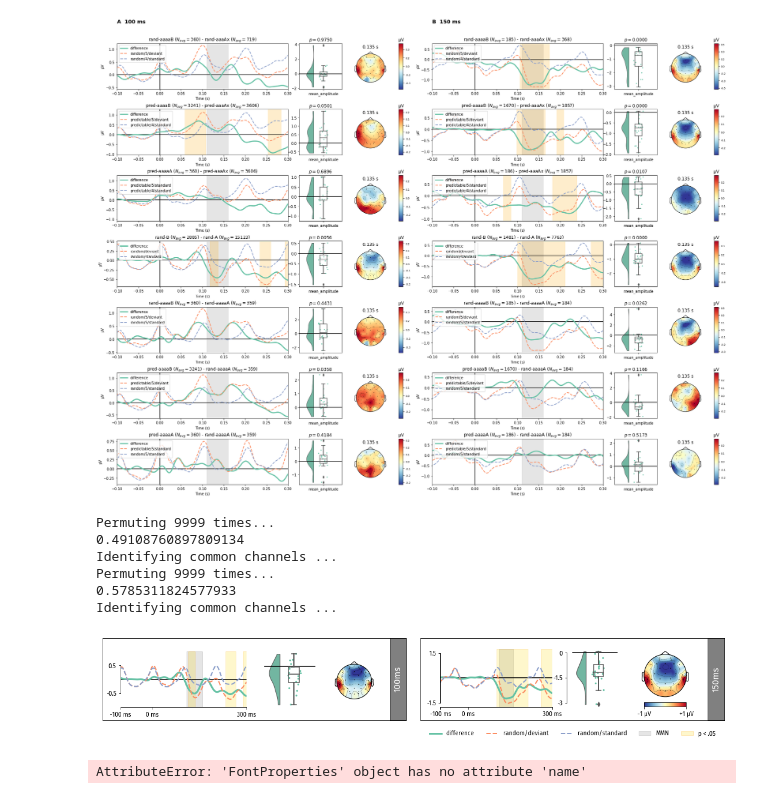
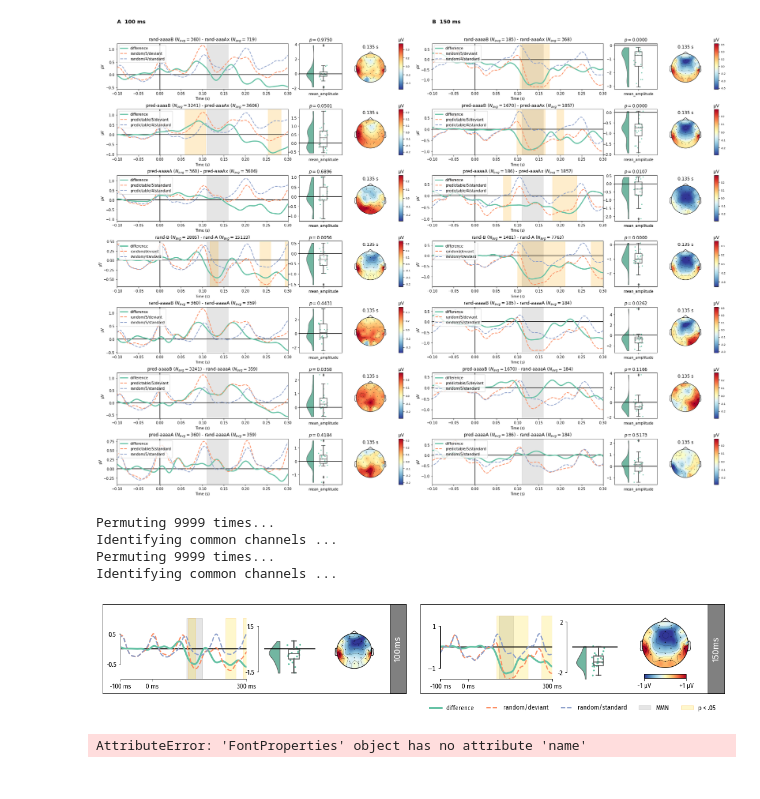
Before and after one commit to marcpabst/xmas-oddballmatch, a Jupyter notebook: analysis/viz_ERPs.ipynb, the cells around one changed output. Saved outputs shown, nothing was run; the diff lists cells and outputs as text; code cells hidden in the pictures.

```diff
--- a/analysis/viz_ERPs.ipynb
+++ b/analysis/viz_ERPs.ipynb
@@ -92,3 +89,0 @@ Peak Latency is 0.134765625 s.
-# %%
-diff_waves = {str(n):mne.combine_evoked([eb, ea], weights=[1, -1]) for ea, eb, n in zip(evokeds_list_as_dict["random/nopattern/standard"], evokeds_list_as_dict["random/nopattern/deviant"], range(20))}
-mne.viz.plot_compare_evokeds(diff_waves, picks="FZ", ci=False, colors=["black"]*25, legend=False)
@@ -329,7 +324,7 @@ textstyle = {"fontproperties": prop}
 
 
 
-fig = plt.figure(tight_layout=True, figsize = (18, 3), facecolor="white");
+fig = plt.figure(tight_layout=True, figsize = (18, 3.25), facecolor="white");
 
 dummy_axs = plt.figure().add_subplot()
 
@@ -346,14 +341,8 @@ axs1[0].spines['right'].set_visible(False)
 axs1[0].spines['bottom'].set_visible(True)
 
 
-axs1[1].spines['left'].set_visible(False)
-axs1[1].spines['top'].set_visible(False)
-axs1[1].spines['right'].set_visible(False)
-axs1[1].spines['bottom'].set_visible(False)
 
-#axs1[0].get_shared_y_axes().join(axs1[0], axs1[1])
 axs1[0].set_ylim(-1,1)
-axs1[1].get_yaxis().set_visible(False)
 
 axs1[0].set_xticks([-.1,0,.3])
 axs1[0].set_xticklabels(["-100 ms", "0 ms", "300 ms"],  **textstyle)
@@ -400,26 +389,13 @@ for l in cb.ax.xaxis.get_ticklabels():
     l.set_fontproperties(prop)
 
 
-axs2[0].spines['left'].set_visible(True)
-axs2[0].spines['left'].set_bounds(-1.5, 1.5)
-
 axs2[0].spines['top'].set_visible(False)
 axs2[0].spines['right'].set_visible(False)
 axs2[0].spines['bottom'].set_visible(True)
 
-axs2[1].spines['left'].set_visible(True)
-axs2[1].spines['left'].set_bounds(-3, 0)
-axs2[1].spines['top'].set_visible(False)
-axs2[1].spines['right'].set_visible(False)
-axs2[1].spines['bottom'].set_visible(False)
-
-axs2[1].set_yticks([-3,-1.5,0])
-axs2[1].set_yticklabels(["-3", "", "0"], textstyle)
 
 #axs2[0].get_shared_y_axes().join(axs2[0], axs2[1])
-axs2[0].set_yticks([-1.5,1.5])
-axs2[0].set_yticklabels(["-1.5", "1.5"], textstyle)
-axs2[0].set_ylim(-1.75,1.75)
+
 
 axs2[0].set_xticks([-.1,0,.3])
 axs2[0].set_xticklabels(["-100 ms", "0 ms", "300 ms"], textstyle)
@@ -435,39 +411,37 @@ frame2.get_yaxis().set_visible(False)
 
 t2 = fig.add_subplot(gs[0, 3])
 t2.set_facecolor("gray")
 t2.get_xaxis().set_visible(False)
 t2.get_yaxis().set_visible(False)
 
 t2.text(.5, .5, "150ms", color="white", ha="center", va="center", fontsize=15, rotation = 90, transform=t2.transAxes, fontweight='bold',  **textstyle)
 
 
-plot_conditions(evokeds_list_as_dict_100, "random/deviant", "random/standard", title="", axs=axs1, pick=["FZ"], peak = 0.135);
-plot_conditions(evokeds_list_as_dict_150, "random/deviant", "random/standard", title="", axs=axs2, pick=["FZ"], peak = 0.135);
+plot_conditions(evokeds_list_as_dict_100, "random/deviant", "random/standard", title="", axs=axs1, pick=["FZ"], peak = 0.135, erp_lims=(-.5,.5), mmn_lims=(-1.5, 1.5));
+plot_conditions(evokeds_list_as_dict_150, "random/deviant", "random/standard", title="", axs=axs2, pick=["FZ"], peak = 0.135, erp_lims=(-1,1), mmn_lims=(-2,2));
 
 
 lines, labels = fig.axes[0].get_legend_handles_labels()
 
 legend_ax = fig.add_subplot(gs[1, 2:4])
 
 legend_ax.legend(lines, labels, loc='center', ncol=5, frameon=False, prop=prop)
 legend_ax.axis(False)
 
 axs1[0].get_legend().remove()
 axs2[0].get_legend().remove()
 
 
 fig.savefig("/home/marc/ba-thesis/input/figures/fig2.pdf", bbox_inches='tight')
-fig.savefig("/home/marc/ba-thesis/input/figures/fig2.png", bbox_inches='tight')
+fig.savefig("/home/marc/ba-thesis/input/figures/fig2.png", bbox_inches='tight', dpi=1200)
 
 fig
 # %% [output]
 Permuting 9999 times...
-0.49108760897809134
 Identifying common channels ...
 Permuting 9999 times...
-0.5785311824577933
 Identifying common channels ...
-[figure, old version]
+[figure, new version]
 # %%
 import matplotlib.font_manager
 print([f for f in matplotlib.font_manager.fontManager.ttflist if "Fira" in f.name])
```
Also changed, not shown: parts of 7 cells of this notebook, 3 other files.
